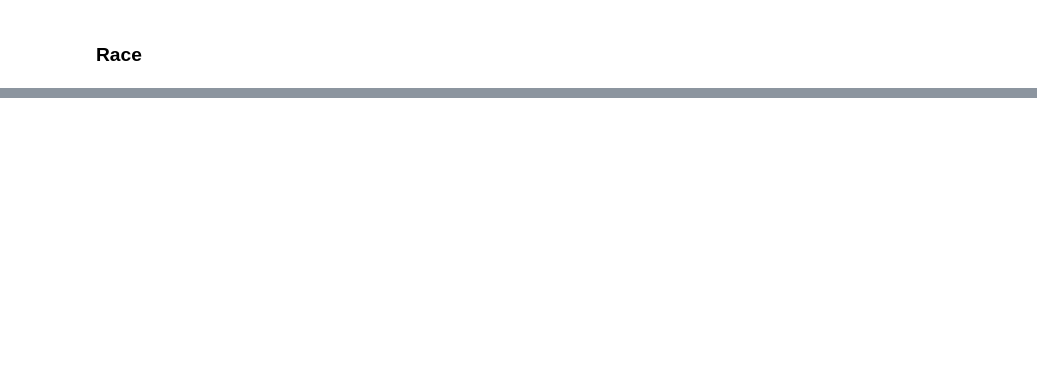
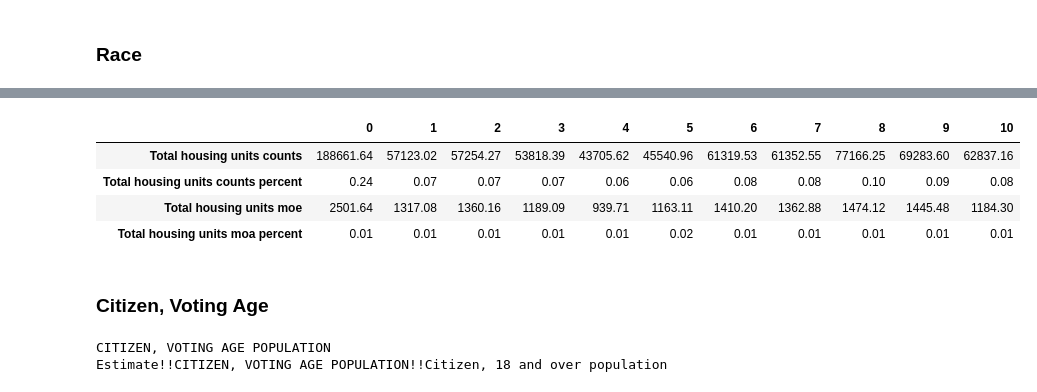
Before and after one commit to misty-garcia/sa2020-CCD, a Jupyter notebook: census_data.ipynb, the cells around one changed output, grey strips where cells are left out. Cells and saved outputs as stored; diff of their text form; code cells hidden in the pictures; blank space fills up the shorter version.

```diff
--- a/census_data.ipynb
+++ b/census_data.ipynb
@@ -284,0 +344,9 @@ Name: dp05_0063e, Length: 375, dtype: object
+# %%
+final = cal_district_numbers(labels_check)
+final
+# %% [output]
+|  | 0 | 1 | 2 | 3 | 4 | 5 | 6 | 7 | 8 | 9 | 10 |
+| Total housing units counts | 188661.64 | 57123.02 | 57254.27 | 53818.39 | 43705.62 | 45540.96 | 61319.53 | 61352.55 | 77166.25 | 69283.60 | 62837.16 |
+| Total housing units counts percent | 0.24 | 0.07 | 0.07 | 0.07 | 0.06 | 0.06 | 0.08 | 0.08 | 0.10 | 0.09 | 0.08 |
+| Total housing units moe | 2501.64 | 1317.08 | 1360.16 | 1189.09 | 939.71 | 1163.11 | 1410.20 | 1362.88 | 1474.12 | 1445.48 | 1184.30 |
+| Total housing units moa percent | 0.01 | 0.01 | 0.01 | 0.01 | 0.01 | 0.02 | 0.01 | 0.01 | 0.01 | 0.01 | 0.01 |
@@ -284,0 +356,15 @@ Name: dp05_0063e, Length: 375, dtype: object
+# %% [markdown]
+### Citizen, Voting Age
+# %%
+grouping = groups[5]
+print(grouping)
+
+current_labels = labels [labels.label.str.contains(grouping)]
+current_labels = current_labels.iloc[:-2]
+labels_check = current_labels.column_name.str[:-1]
+
+for titles in current_labels.label:
+    print(titles)
+# %% [output]
+CITIZEN, VOTING AGE POPULATION
+Estimate!!CITIZEN, VOTING AGE POPULATION!!Citizen, 18 and over population
```
Also changed, not shown: parts of 24 cells of this notebook, 1 other file.
